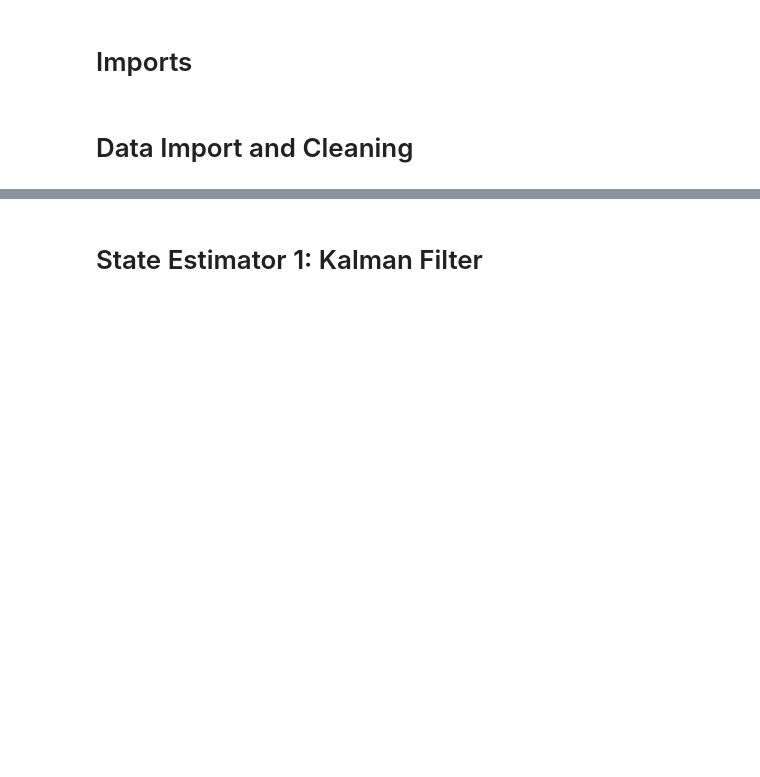
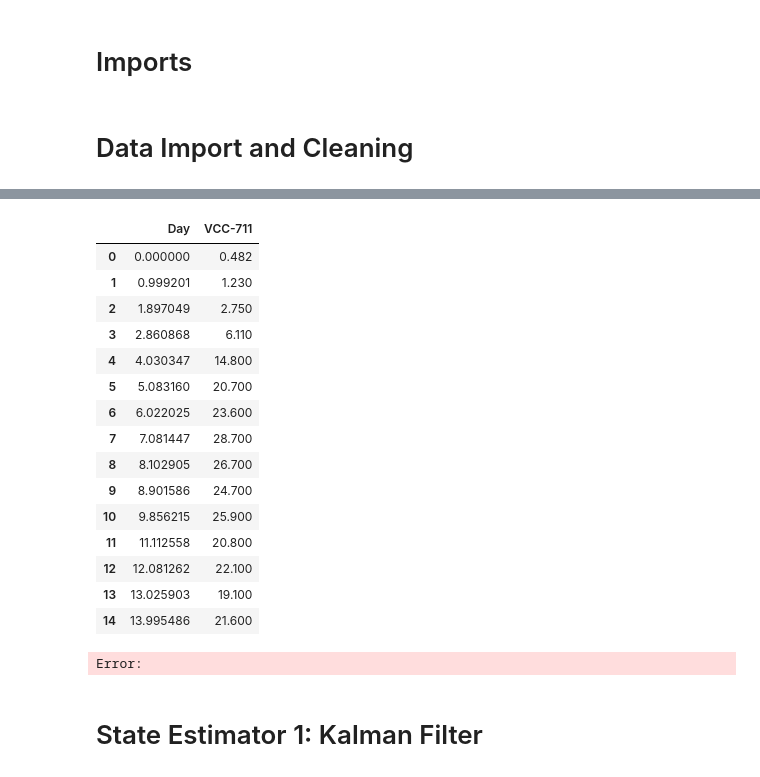
Before and after one commit to zhatz111/state-space-mpc, a Jupyter notebook: notebooks/State_Estimator_Comparison.ipynb, the cells around one changed output, grey strips where cells are left out. Cells and saved outputs as stored; diff of their text form; code cells hidden in the pictures; blank space fills up the shorter version.

```diff
--- a/notebooks/State_Estimator_Comparison.ipynb
+++ b/notebooks/State_Estimator_Comparison.ipynb
@@ -47,6 +47,26 @@ df_wuxi_offline_MR.head()
 | 2 | 2023-01-28 08:56:36 | 1.897049 | 2.480 | 2.750 | 2.25 | 2.580 | 2.240 | 4.20 | 4.27 | 4.21 | ... |
 | 3 | 2023-01-29 08:04:30 | 2.860868 | 6.070 | 6.110 | 5.11 | 5.670 | 5.060 | 3.04 | 3.14 | 3.05 | ... |
 | 4 | 2023-01-30 12:08:33 | 4.030347 | 12.200 | 14.800 | 19.70 | 11.900 | 12.400 | 3.53 | 3.56 | 3.20 | ... |
+# %%
+df_wuxi_offline_MR[["Day",f"VCC-{Reactor_num}"]]
+# %% [output]
+|  | Day | VCC-711 |
+| 0 | 0.000000 | 0.482 |
+| 1 | 0.999201 | 1.230 |
+| 2 | 1.897049 | 2.750 |
+| 3 | 2.860868 | 6.110 |
+| 4 | 4.030347 | 14.800 |
+| 5 | 5.083160 | 20.700 |
+| 6 | 6.022025 | 23.600 |
+| 7 | 7.081447 | 28.700 |
+| 8 | 8.102905 | 26.700 |
+| 9 | 8.901586 | 24.700 |
+| 10 | 9.856215 | 25.900 |
+| 11 | 11.112558 | 20.800 |
+| 12 | 12.081262 | 22.100 |
+| 13 | 13.025903 | 19.100 |
+| 14 | 13.995486 | 21.600 |
+Error:
 # %% [markdown]
 # State Estimator 1: Kalman Filter
 # %% [markdown]
```
Also changed, not shown: parts of 1 cell of this notebook, 2 other files.
